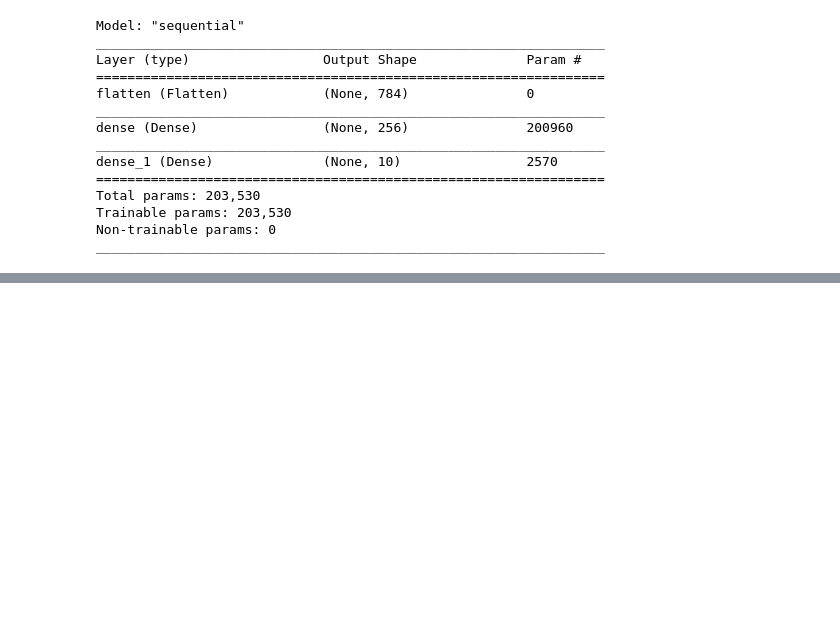
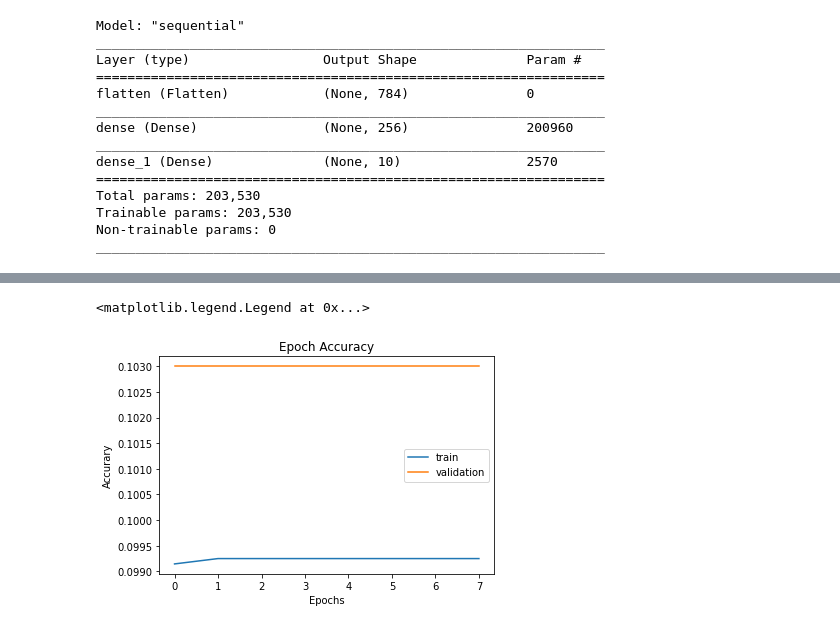
Before and after one commit to pedrohenriquecordeiro/deep_learning_classification_garments, a Jupyter notebook: notebook.ipynb, the cells around one changed output, grey strips where cells are left out. Saved outputs shown, nothing was run; the diff lists cells and outputs as text; code cells hidden in the pictures; blank space fills up the shorter version.

```diff
--- a/notebook.ipynb
+++ b/notebook.ipynb
@@ -95,3 +95 @@ model.compile(
 ##### Over the Epochs the loss should decrease and the acc increase
-# %%
-model.fit(train_images , train_id , epochs = 10)
@@ -118,0 +96,8 @@ Epoch 10/10
+# %%
+history = model.fit(
+    x = train_images ,
+    y = train_id ,
+    epochs = 8,
+    # 20% of train dataset will be use to make validation over training
+    validation_split = 0.2
+)
@@ -124,0 +127,12 @@ test_lost , test_acc = model.evaluate(test_images,test_id)
+# %%
+import matplotlib.pyplot as plt
+
+plt.plot(history.history['accuracy'])
+plt.plot(history.history['val_accuracy'])
+plt.title("Epoch Accuracy")
+plt.xlabel('Epochs')
+plt.ylabel('Accurary')
+plt.legend(['train','validation'])
+# %% [output]
+<matplotlib.legend.Legend at 0x...>
+[figure, added]
```
Also changed, not shown: parts of 9 cells of this notebook.
